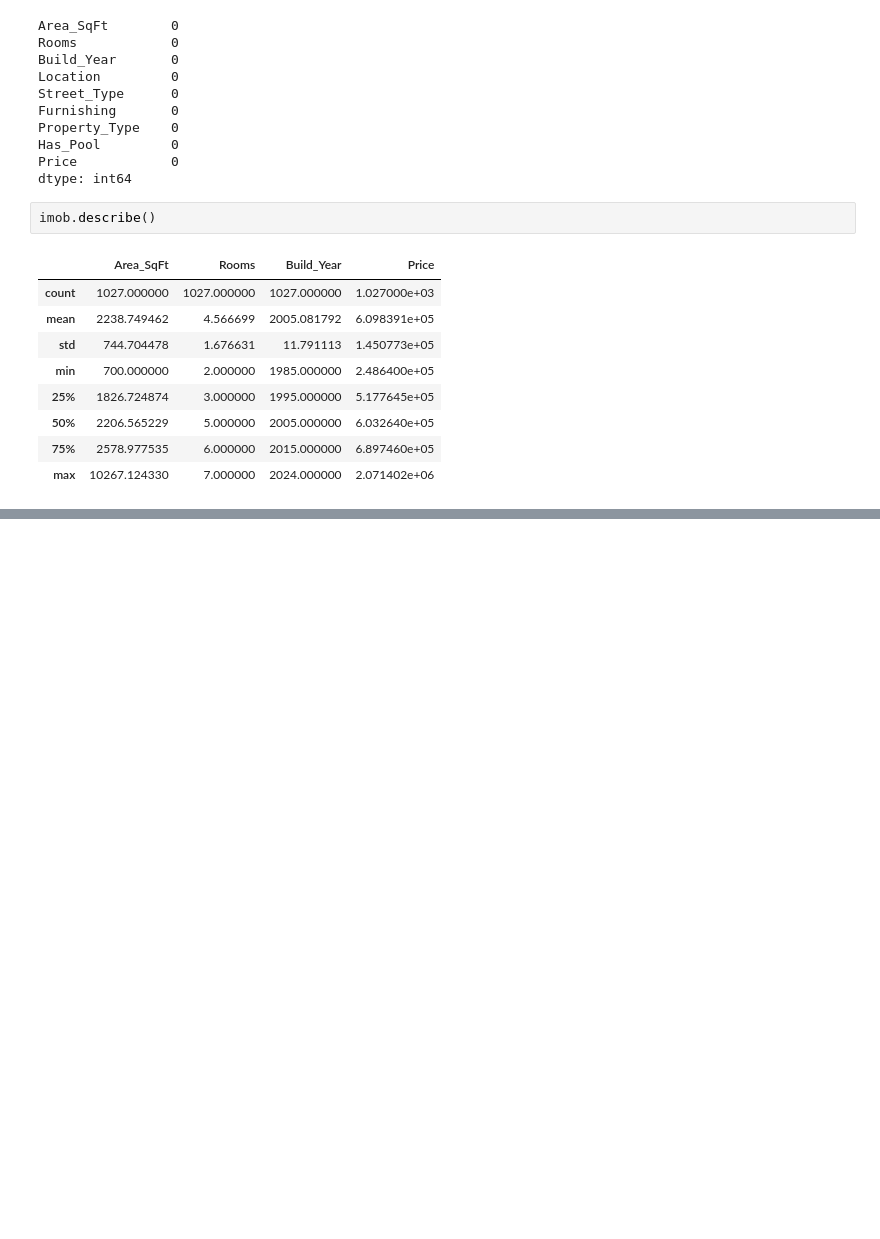
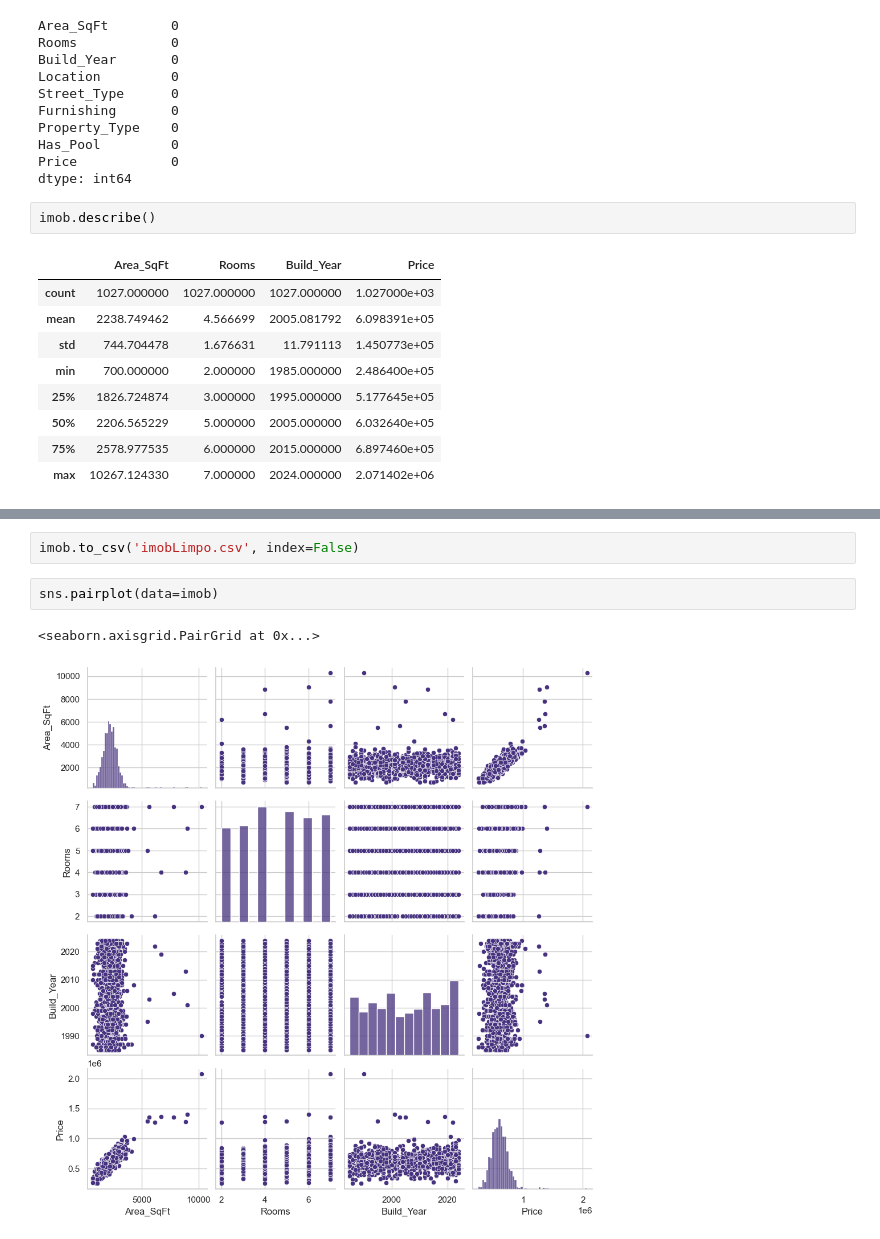
Before and after one commit to e-junior/imobiliary-predictions, a Jupyter notebook: AED.ipynb, the cells around one changed output, grey strips where cells are left out. Drawn from its saved outputs; the diff is of its cells as text; blank space fills up the shorter version.

```diff
--- a/AED.ipynb
+++ b/AED.ipynb
@@ -136,0 +208,7 @@ TypeError: 'module' object is not callable
+# %%
+imob.to_csv('imobLimpo.csv', index=False)
+# %%
+sns.pairplot(data=imob)
+# %% [output]
+<seaborn.axisgrid.PairGrid at 0x...>
+[figure, added]
```
Also changed, not shown: parts of 5 cells of this notebook, 1 other file.
